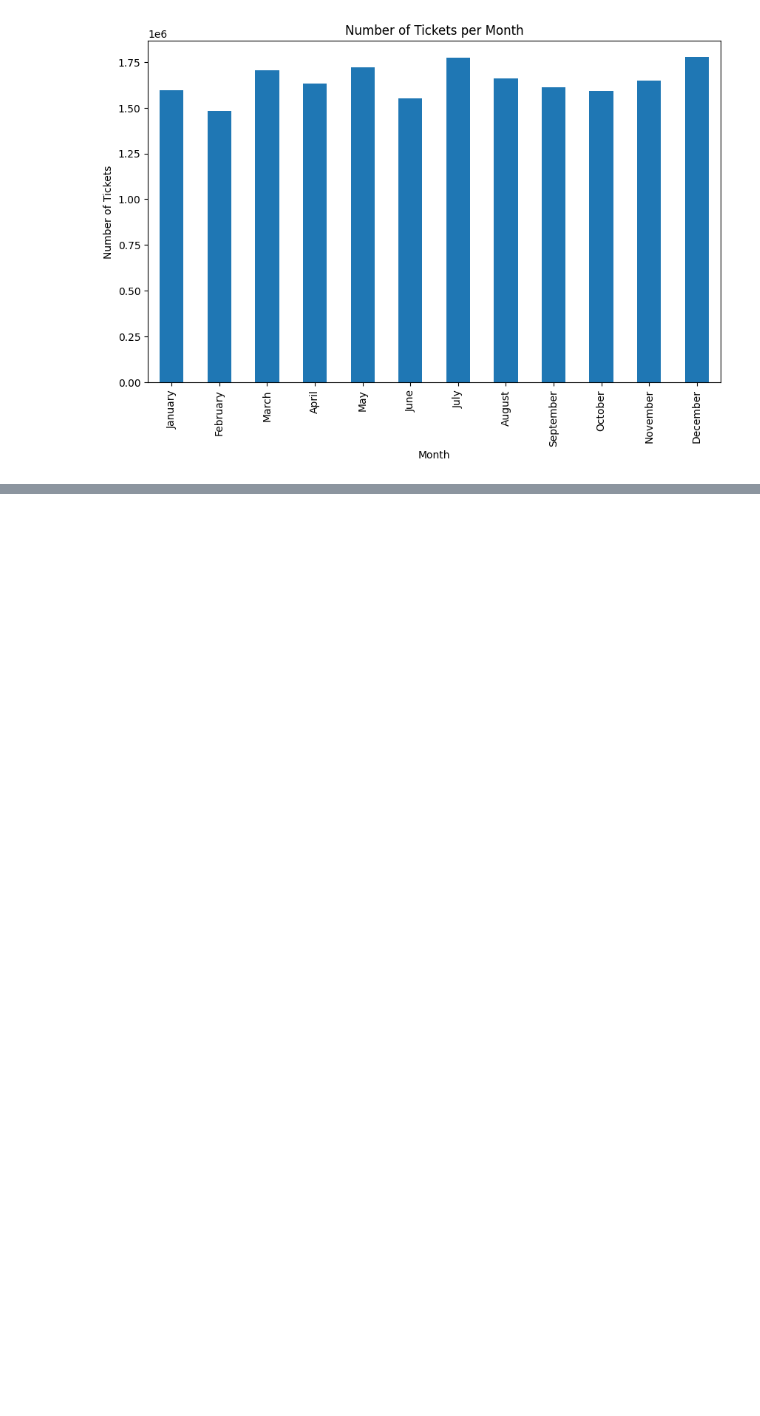
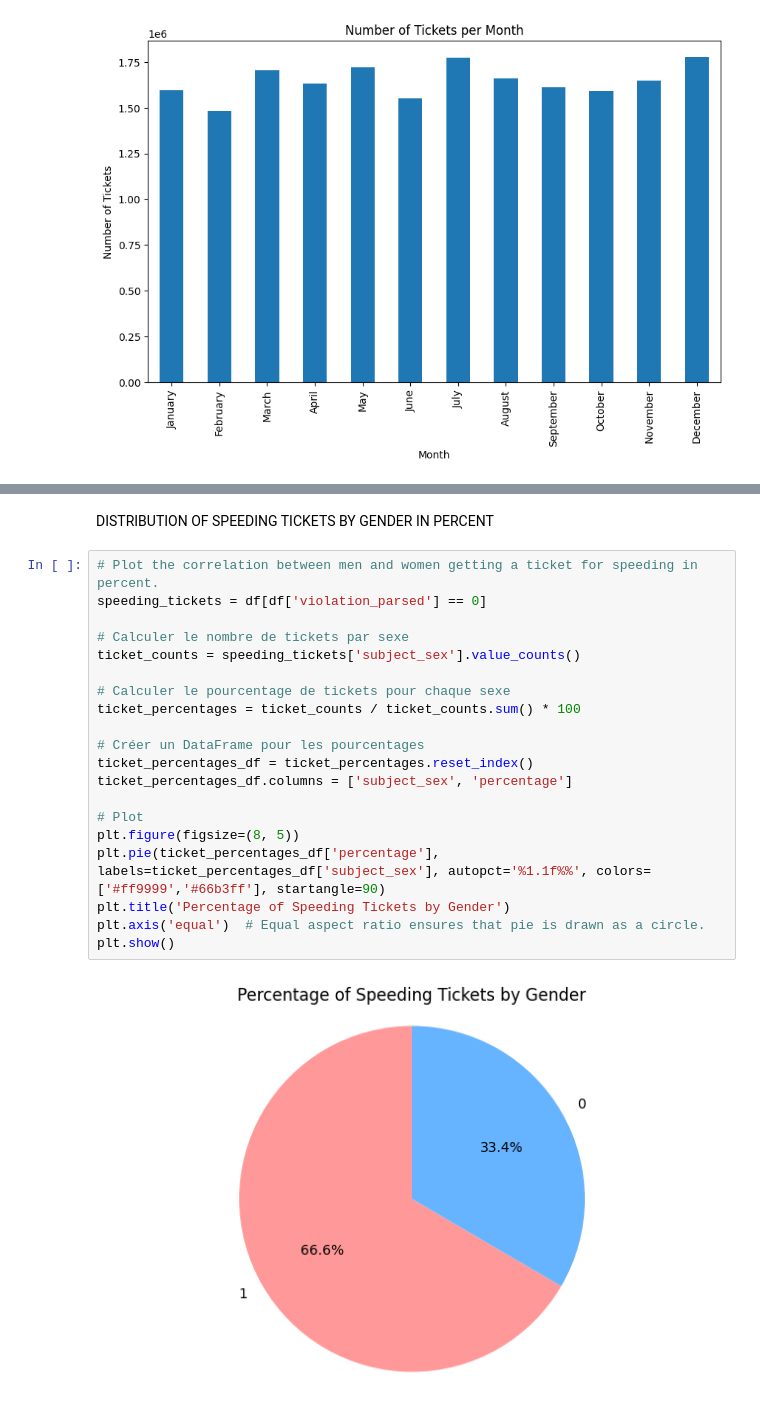
Before and after one commit to Luxchar/Criminalysis, a Jupyter notebook: notebooks/visualization.ipynb, the cells around one changed output, grey strips where cells are left out. Cells and saved outputs as stored; diff of their text form; blank space fills up the shorter version.

```diff
--- a/notebooks/visualization.ipynb
+++ b/notebooks/visualization.ipynb
@@ -209,0 +198,24 @@ df
+# %% [markdown]
+DISTRIBUTION OF SPEEDING TICKETS BY GENDER IN PERCENT
+# %%
+# Plot the correlation between men and women getting a ticket for speeding in percent.
+speeding_tickets = df[df['violation_parsed'] == 0]
+
+# Calculer le nombre de tickets par sexe
+ticket_counts = speeding_tickets['subject_sex'].value_counts()
+
+# Calculer le pourcentage de tickets pour chaque sexe
+ticket_percentages = ticket_counts / ticket_counts.sum() * 100
+
+# Créer un DataFrame pour les pourcentages
+ticket_percentages_df = ticket_percentages.reset_index()
+ticket_percentages_df.columns = ['subject_sex', 'percentage']
+
+# Plot
+plt.figure(figsize=(8, 5))
+plt.pie(ticket_percentages_df['percentage'], labels=ticket_percentages_df['subject_sex'], autopct='%1.1f%%', colors=['#ff9999','#66b3ff'], startangle=90)
+plt.title('Percentage of Speeding Tickets by Gender')
+plt.axis('equal')  # Equal aspect ratio ensures that pie is drawn as a circle.
+plt.show()
+# %% [output]
+[figure, added]
```
Also changed, not shown: parts of 16 cells of this notebook, 2 other files.
